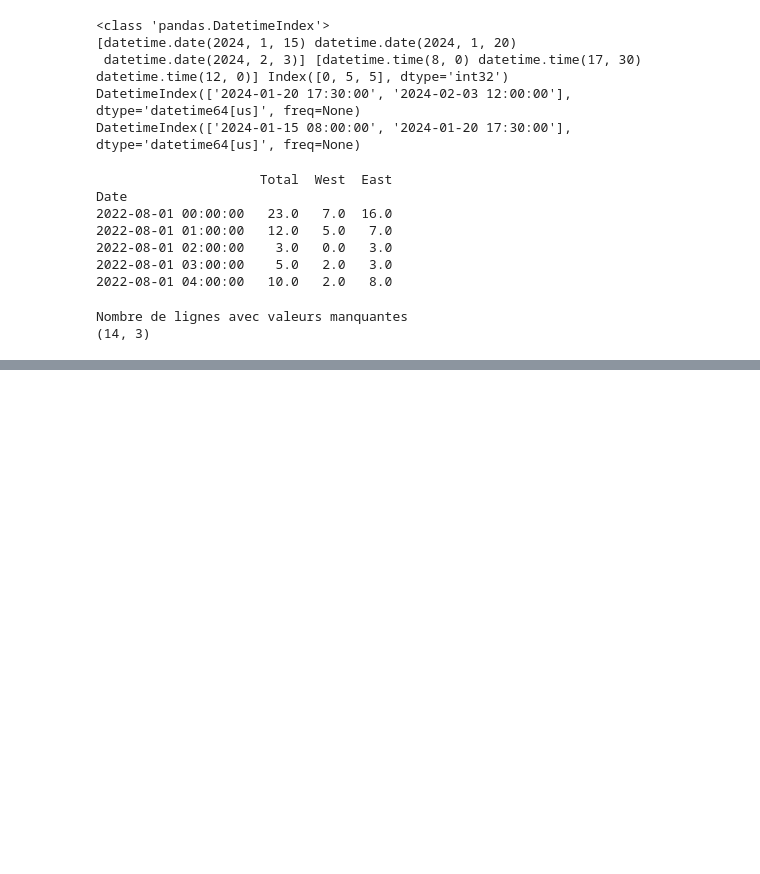
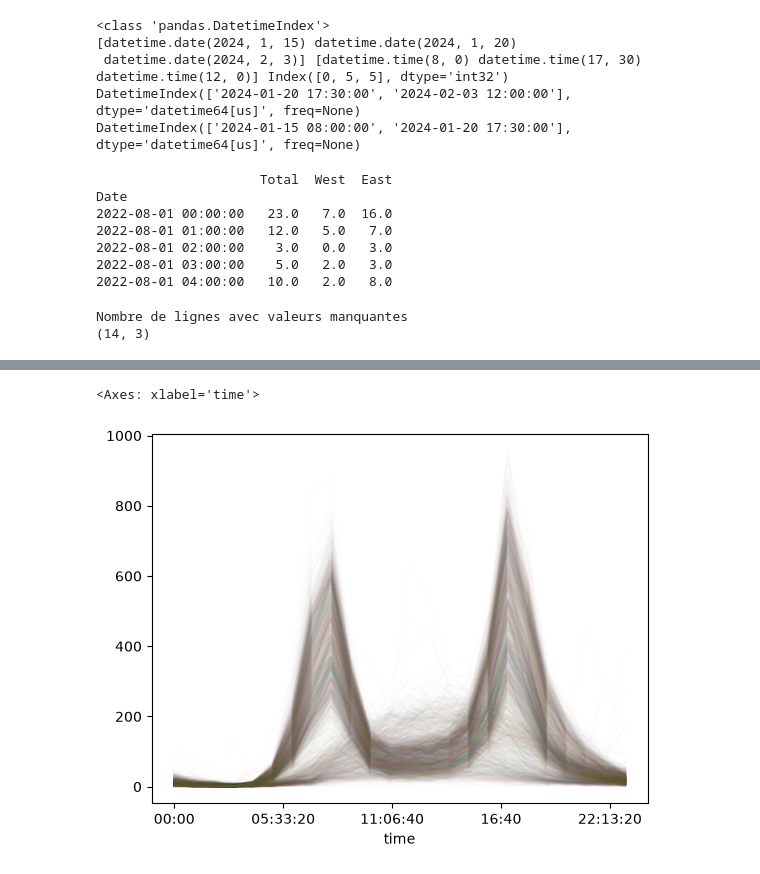
Before and after one commit to elouanhusson/TP_pont_fremont, a Jupyter notebook: tp_pont_fremont.ipynb, the cells around one changed output, grey strips where cells are left out. Drawn from its saved outputs; the diff is of its cells as text; code cells hidden in the pictures; blank space fills up the shorter version.

```diff
--- a/tp_pont_fremont.ipynb
+++ b/tp_pont_fremont.ipynb
@@ -129,0 +154,9 @@ print((len(data['Total'])/len(newsample))/(7*24))
+# %%
+#Une courbe par jour : la pivot_table
+
+pivoted = data.pivot_table('Total',index=data.index.time, columns=data.index.date)
+pivoted.plot(legend=False,alpha=0.01)
+#On enlève la légende, sinon une liste de plusieurs milliers de jours apparaît, c'est illisible. On règle l'opacité avec un paramètre alpha entre 0 et 1, pour voir les horaires les plus fréquentés.
+# %% [output]
+<Axes: xlabel='time'>
+[figure, added]
```
Also changed, not shown: parts of 7 cells of this notebook.
